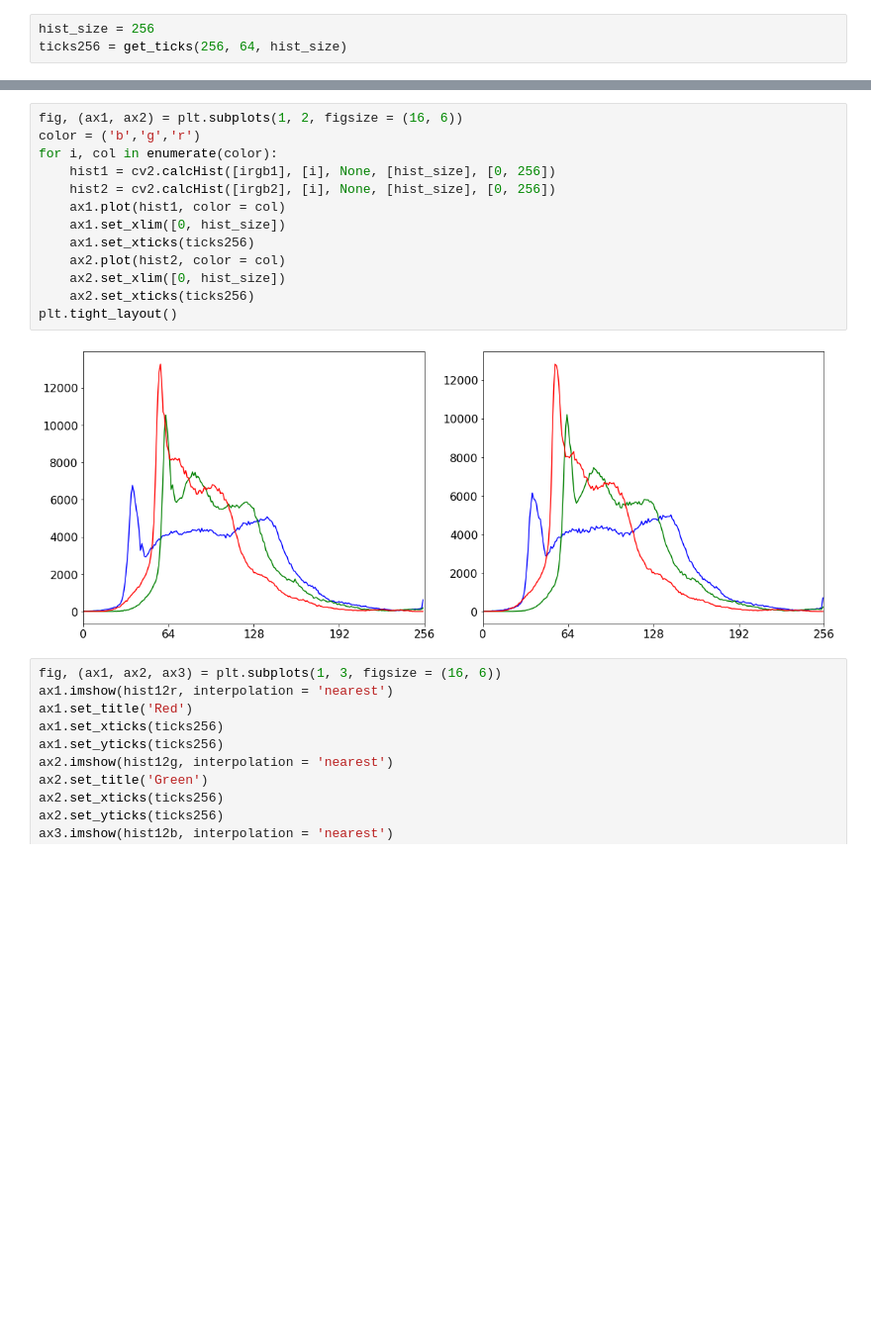
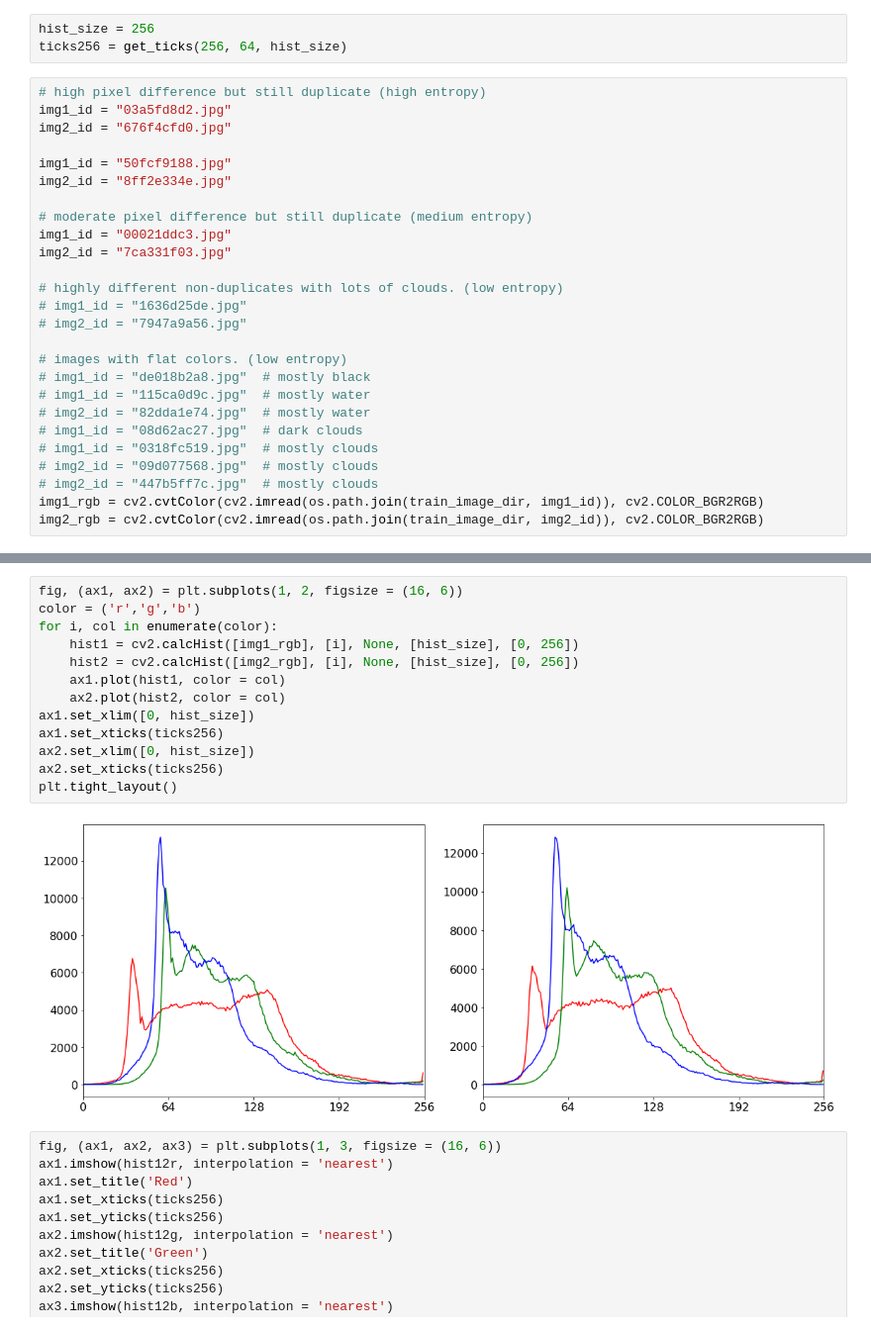
Before and after one commit to WillieMaddox/Airbus_SDC_dup, a Jupyter notebook: notebooks/eda/image_histograms.ipynb, the cells around one changed output, grey strips where cells are left out. Shown at 99% size. Cells and saved outputs as stored; diff of their text form; blank space fills up the shorter version.

Commit message:
feat:  Add more analysis to histogram eda notebook.

```diff
--- a/notebooks/eda/image_histograms.ipynb
+++ b/notebooks/eda/image_histograms.ipynb
@@ -51,5 +32,31 @@ ticks768 = get_ticks()
 # %%
 hist_size = 256
 ticks256 = get_ticks(256, 64, hist_size)
+# %%
+# high pixel difference but still duplicate (high entropy)
+img1_id = "03a5fd8d2.jpg"
+img2_id = "676f4cfd0.jpg"
+
+img1_id = "50fcf9188.jpg"
+img2_id = "8ff2e334e.jpg"
+
+# moderate pixel difference but still duplicate (medium entropy)
+img1_id = "00021ddc3.jpg"
+img2_id = "7ca331f03.jpg"
+
+# highly different non-duplicates with lots of clouds. (low entropy)
+# img1_id = "1636d25de.jpg"
+# img2_id = "7947a9a56.jpg"
+
+# images with flat colors. (low entropy)
+# img1_id = "de018b2a8.jpg"  # mostly black
+# img1_id = "115ca0d9c.jpg"  # mostly water
+# img2_id = "82dda1e74.jpg"  # mostly water
+# img1_id = "08d62ac27.jpg"  # dark clouds
+# img1_id = "0318fc519.jpg"  # mostly clouds
+# img2_id = "09d077568.jpg"  # mostly clouds
+# img2_id = "447b5ff7c.jpg"  # mostly clouds
+img1_rgb = cv2.cvtColor(cv2.imread(os.path.join(train_image_dir, img1_id)), cv2.COLOR_BGR2RGB)
+img2_rgb = cv2.cvtColor(cv2.imread(os.path.join(train_image_dir, img2_id)), cv2.COLOR_BGR2RGB)
 # %%
 fig, (ax1, ax2) = plt.subplots(1, 2, figsize = (16, 8))
@@ -77,18 +84,18 @@ hist2rgb = cv2.calcHist([irgb2], [0, 1, 2], None, [hist_size] * 3, [0, 256, 0, 2
 # %%
 fig, (ax1, ax2) = plt.subplots(1, 2, figsize = (16, 6))
-color = ('b','g','r')
+color = ('r','g','b')
 for i, col in enumerate(color):
-    hist1 = cv2.calcHist([irgb1], [i], None, [hist_size], [0, 256])
-    hist2 = cv2.calcHist([irgb2], [i], None, [hist_size], [0, 256])
+    hist1 = cv2.calcHist([img1_rgb], [i], None, [hist_size], [0, 256])
+    hist2 = cv2.calcHist([img2_rgb], [i], None, [hist_size], [0, 256])
     ax1.plot(hist1, color = col)
-    ax1.set_xlim([0, hist_size])
-    ax1.set_xticks(ticks256)
     ax2.plot(hist2, color = col)
-    ax2.set_xlim([0, hist_size])
-    ax2.set_xticks(ticks256)
+ax1.set_xlim([0, hist_size])
+ax1.set_xticks(ticks256)
+ax2.set_xlim([0, hist_size])
+ax2.set_xticks(ticks256)
 plt.tight_layout()
 # %% [output]
-[figure, old version]
+[figure, new version]
 # %%
 fig, (ax1, ax2, ax3) = plt.subplots(1, 3, figsize = (16, 6))
 ax1.imshow(hist12r, interpolation = 'nearest')
```
Also changed, not shown: parts of 19 cells of this notebook.
